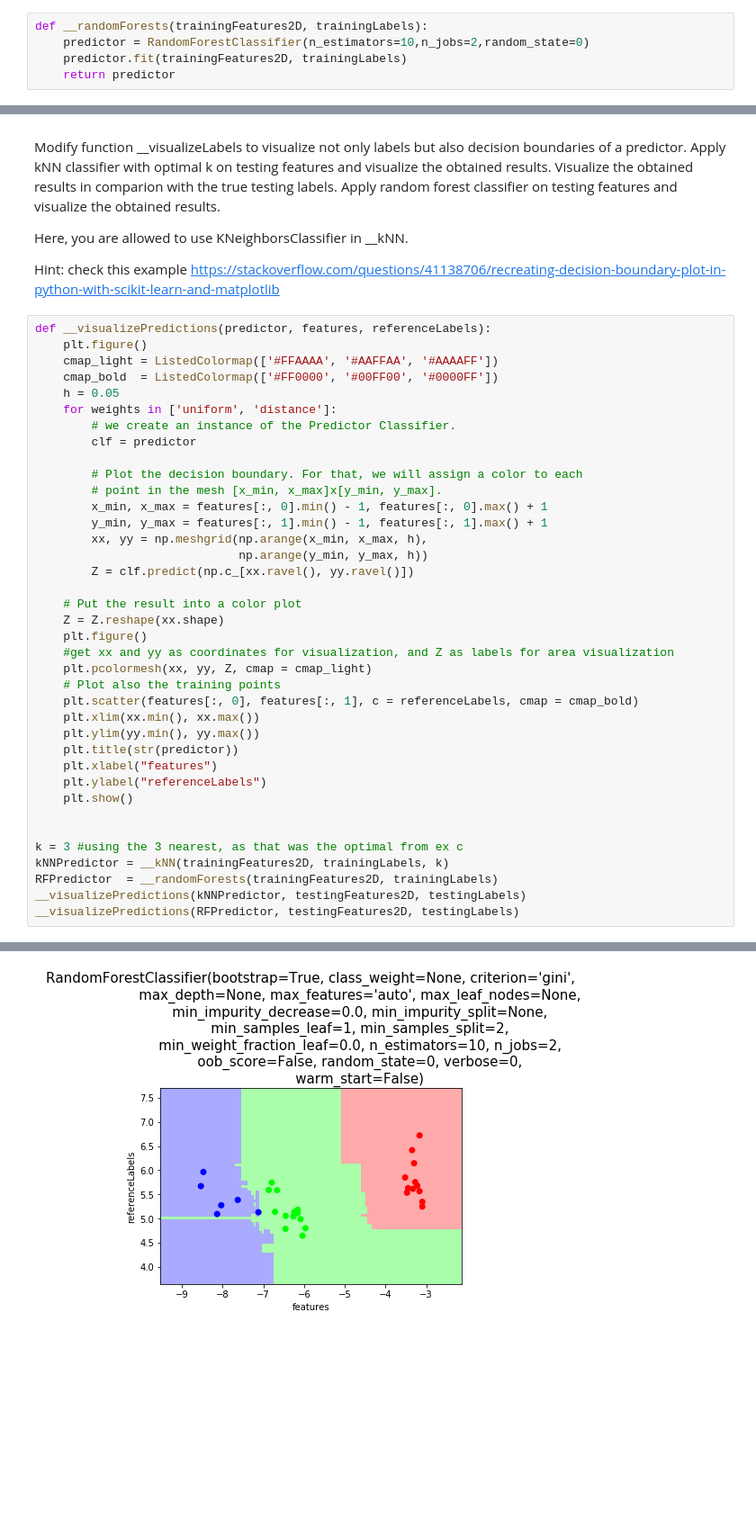
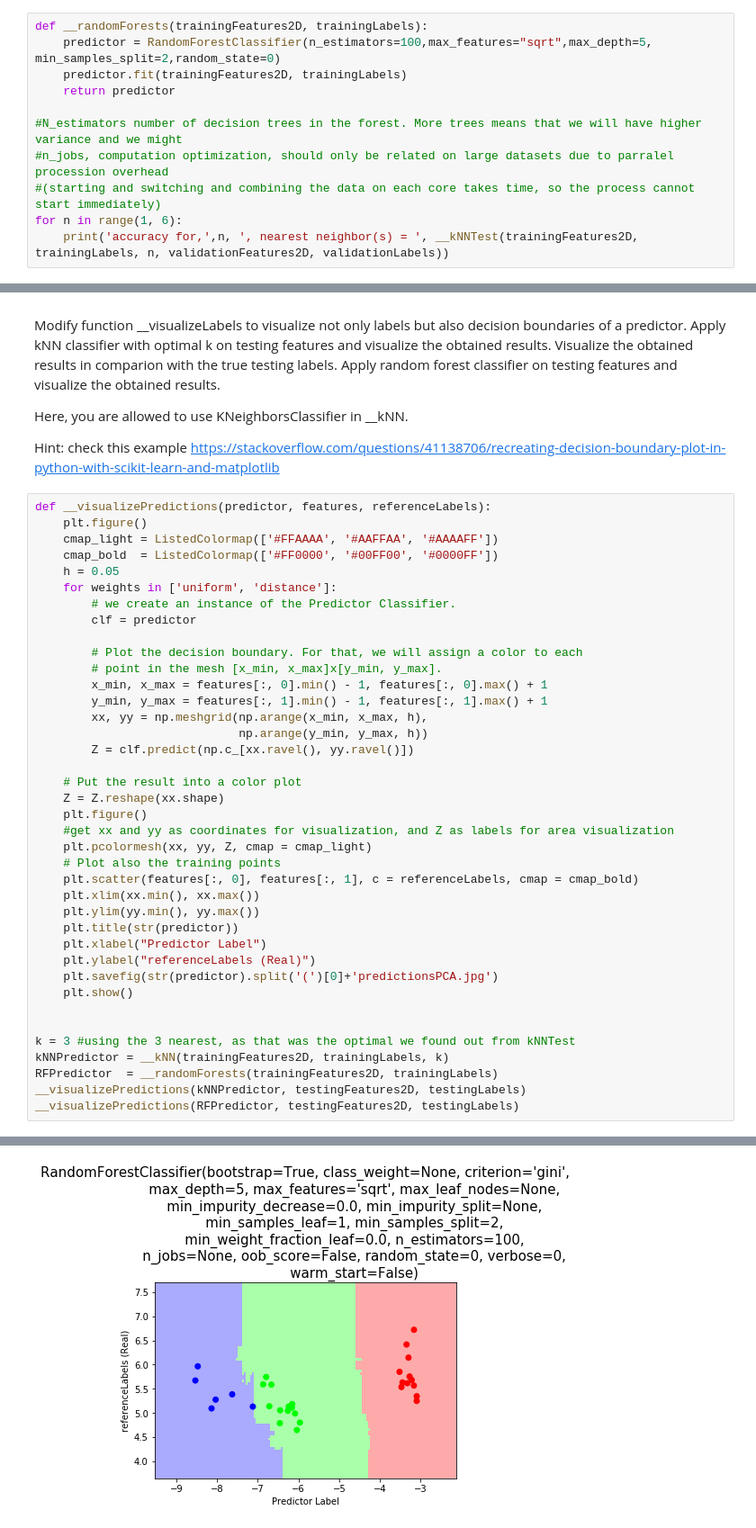
Before and after one commit to christosfranco/modelling-and-visualization, a Jupyter notebook: PCA-and-Classification/classification_PCA_RForest_kNN.ipynb, the cells around one changed output, grey strips where cells are left out. Shown at 90% size. Saved outputs shown, nothing was run; the diff lists cells and outputs as text; blank space fills up the shorter version.

Commit message:
linearhousing, PCA, SVM, plots and cleanup

```diff
--- a/PCA-and-Classification/classification_PCA_RForest_kNN.ipynb
+++ b/PCA-and-Classification/classification_PCA_RForest_kNN.ipynb
@@ -210,5 +222,11 @@ Here you are allowed to use existing implementations, please check RandomForestC
-# %%
-def __randomForests(trainingFeatures2D, trainingLabels):
-    predictor = RandomForestClassifier(n_estimators=10,n_jobs=2,random_state=0)
-    predictor.fit(trainingFeatures2D, trainingLabels)
-    return predictor
+# %%
+def __randomForests(trainingFeatures2D, trainingLabels):
+    predictor = RandomForestClassifier(n_estimators=100,max_features="sqrt",max_depth=5, min_samples_split=2,random_state=0)
+    predictor.fit(trainingFeatures2D, trainingLabels)
+    return predictor
+
+#N_estimators number of decision trees in the forest. More trees means that we will have higher variance and we might
+#n_jobs, computation optimization, should only be related on large datasets due to parralel procession overhead
+#(starting and switching and combining the data on each core takes time, so the process cannot start immediately)
+for n in range(1, 6):
+    print('accuracy for,',n, ', nearest neighbor(s) = ', __kNNTest(trainingFeatures2D, trainingLabels, n, validationFeatures2D, validationLabels))
@@ -248,12 +272,13 @@ def __visualizePredictions(predictor, features, referenceLabels):
     plt.xlim(xx.min(), xx.max())
     plt.ylim(yy.min(), yy.max())
     plt.title(str(predictor))
-    plt.xlabel("features")
-    plt.ylabel("referenceLabels")
+    plt.xlabel("Predictor Label")
+    plt.ylabel("referenceLabels (Real)")
+    plt.savefig(str(predictor).split('(')[0]+'predictionsPCA.jpg')
     plt.show()
 
 
-k = 3 #using the 3 nearest, as that was the optimal from ex c
+k = 3 #using the 3 nearest, as that was the optimal we found out from kNNTest
 kNNPredictor = __kNN(trainingFeatures2D, trainingLabels, k)
 RFPredictor  = __randomForests(trainingFeatures2D, trainingLabels)
 __visualizePredictions(kNNPredictor, testingFeatures2D, testingLabels)
@@ -264,2 +289,2 @@ __visualizePredictions(RFPredictor, testingFeatures2D, testingLabels)
 <Figure size 432x288 with 0 Axes>
-[figure, old version]
+[figure, new version]
```
Also changed, not shown: parts of 10 cells of this notebook, 25 other files.
